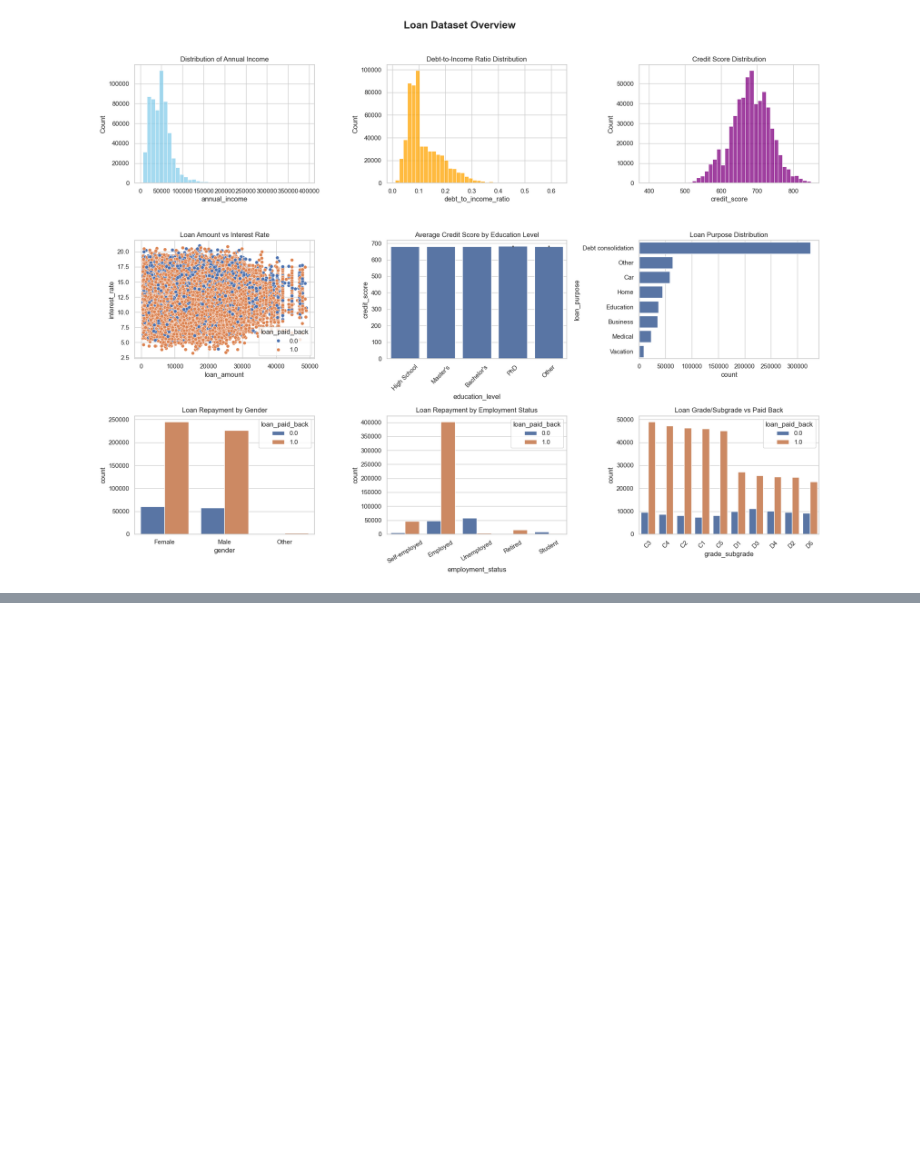
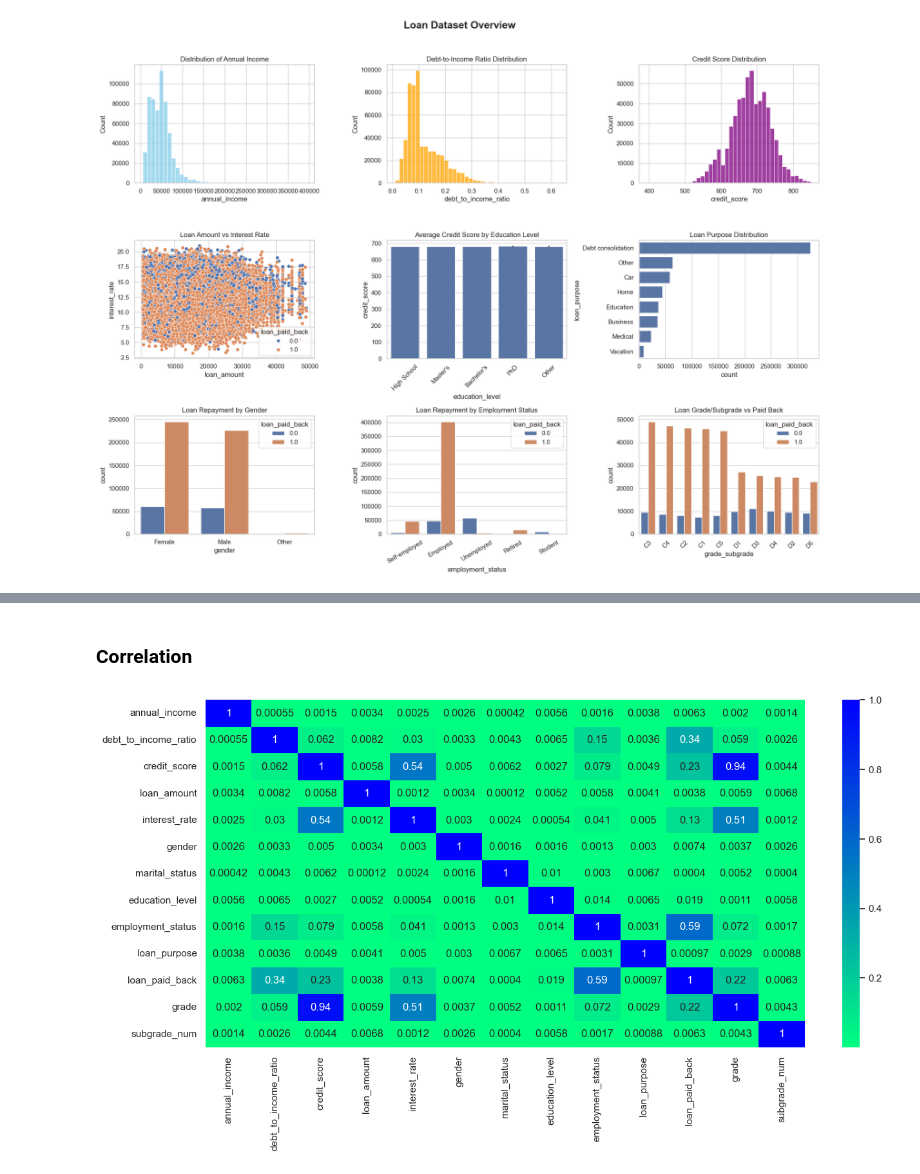
Before and after one commit to abduraaahim/Predicting-Loan-Payback, a Jupyter notebook: index.ipynb, the cells around one changed output, grey strips where cells are left out. Saved outputs shown, nothing was run; the diff lists cells and outputs as text; code cells hidden in the pictures; blank space fills up the shorter version.

```diff
--- a/index.ipynb
+++ b/index.ipynb
@@ -163,2 +146,4 @@ train
 # %%
 train.drop('grade_subgrade', axis=1, inplace=True)
+# %%
+train['grade'] = train['grade'].map({'A':0, 'B':1, 'C':2, 'D':3,'E':4, 'F':5,})
@@ -164,0 +168,10 @@ train.drop('grade_subgrade', axis=1, inplace=True)
+# %% [markdown]
+### Correlation
+# %%
+corr_data = train.corr().abs()
+
+plt.figure(figsize=(15,7))
+sns.heatmap(corr_data, annot=True, cmap='winter_r',cbar=True)
+plt.show()
+# %% [output]
+[figure, added]
```
Also changed, not shown: parts of 4 cells of this notebook.
